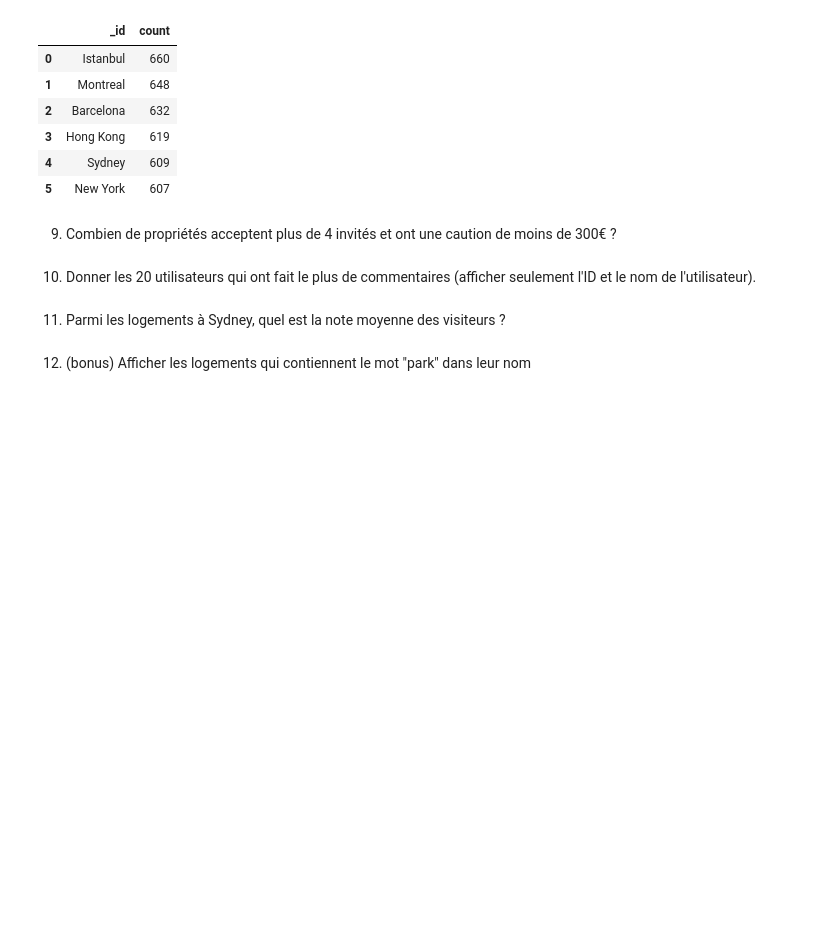
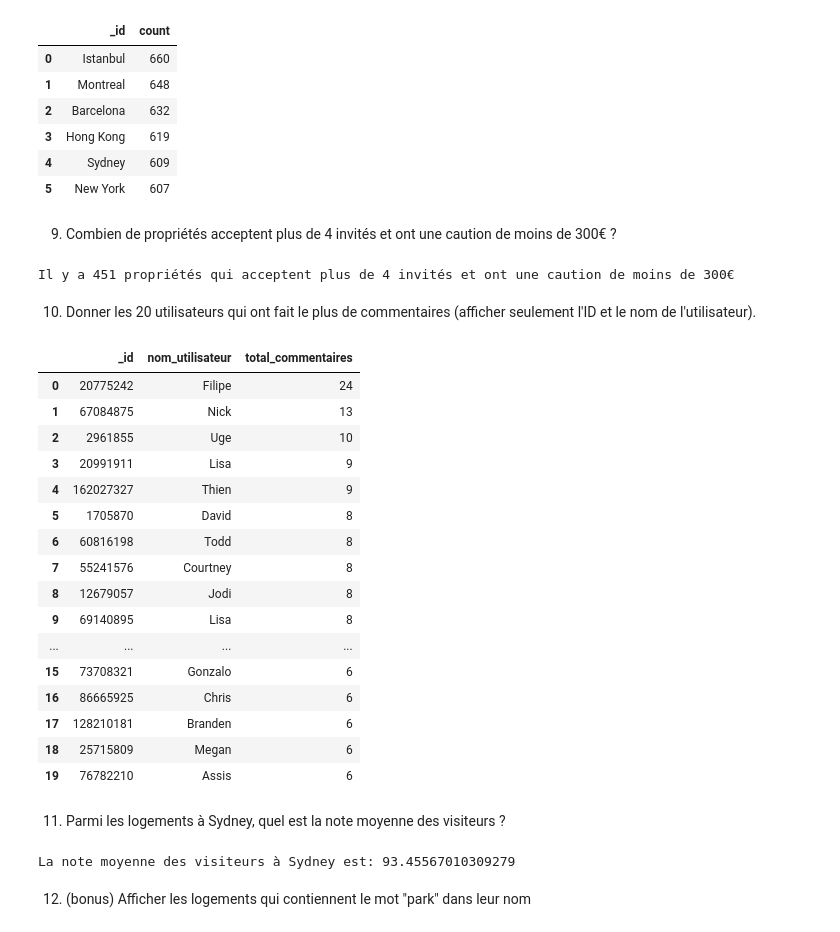
Before and after one commit to marias0156/tp-nosql-airbnb, a Jupyter notebook: questions.ipynb, the cells around one changed output. Cells and saved outputs as stored; diff of their text form; code cells hidden in the pictures; blank space fills up the shorter version.

```diff
--- a/questions.ipynb
+++ b/questions.ipynb
@@ -148,9 +166,63 @@ pd.DataFrame(list(top6))
 | 5 | New York | 607 |
 # %% [markdown]
 9. Combien de propriétés acceptent plus de 4 invités et ont une caution de moins de 300€ ?
+# %%
+proprietes = db.airbnb.count_documents({
+    "accommodates": { "$gt": 4 },
+    "security_deposit": { "$lt": 300 }
+})
+print("Il y a", proprietes, "propriétés qui acceptent plus de 4 invités et ont une caution de moins de 300€")
+# %% [output]
+Il y a 451 propriétés qui acceptent plus de 4 invités et ont une caution de moins de 300€
 # %% [markdown]
 10. Donner les 20 utilisateurs qui ont fait le plus de commentaires (afficher seulement l'ID et le nom de l'utilisateur).
+# %%
+utilisateurs = db.airbnb.aggregate([
+    { "$unwind": "$reviews" },  # Décompose chaque commentaire
+    { "$group": {
+        "_id": "$reviews.reviewer_id",  # Groupe par ID utilisateur
+        "nom_utilisateur": { "$first": "$reviews.reviewer_name" },  # Récupère le premier nom
+        "total_commentaires": { "$sum": 1 }  # Compte les commentaires
+    }},
+    { "$sort": { "total_commentaires": -1 } },  # Trie par nombre de commentaires décroissant
+    { "$limit": 20 }  # Limite à 20 résultats
+])
+
+# Convertir en DataFrame pour affichage
+pd.DataFrame(list(utilisateurs))
+# %% [output]
+|  | _id | nom_utilisateur | total_commentaires |
+| 0 | 20775242 | Filipe | 24 |
+| 1 | 67084875 | Nick | 13 |
+| 2 | 2961855 | Uge | 10 |
+| 3 | 20991911 | Lisa | 9 |
+| 4 | 162027327 | Thien | 9 |
+| 5 | 1705870 | David | 8 |
+| 6 | 60816198 | Todd | 8 |
+| 7 | 55241576 | Courtney | 8 |
+| 8 | 12679057 | Jodi | 8 |
+| 9 | 69140895 | Lisa | 8 |
+| ... | ... | ... | ... |
+| 15 | 73708321 | Gonzalo | 6 |
+| 16 | 86665925 | Chris | 6 |
+| 17 | 128210181 | Branden | 6 |
+| 18 | 25715809 | Megan | 6 |
+| 19 | 76782210 | Assis | 6 |
 # %% [markdown]
 11. Parmi les logements à Sydney, quel est la note moyenne des visiteurs ?
+# %%
+sydney = db.airbnb.aggregate([
+    { "$match": { "address.market": "Sydney" } },
+    { "$group": {
+        "_id": None,
+        "note_moyenne": { "$avg": "$review_scores.review_scores_rating" }
+    }}
+])
+
+
+for note in sydney:
+    print("La note moyenne des visiteurs à Sydney est:", note["note_moyenne"])
+# %% [output]
+La note moyenne des visiteurs à Sydney est: 93.45567010309279
 # %% [markdown]
 12. (bonus) Afficher les logements qui contiennent le mot "park" dans leur nom
```
Also changed, not shown: parts of 6 cells of this notebook.
